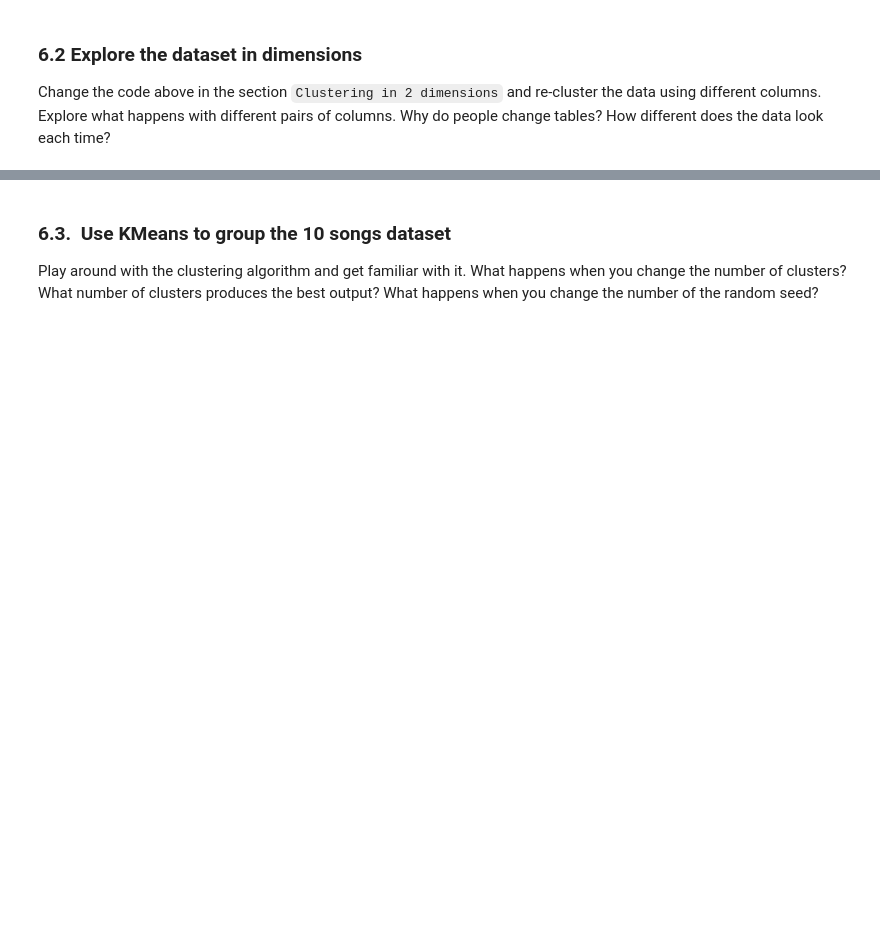
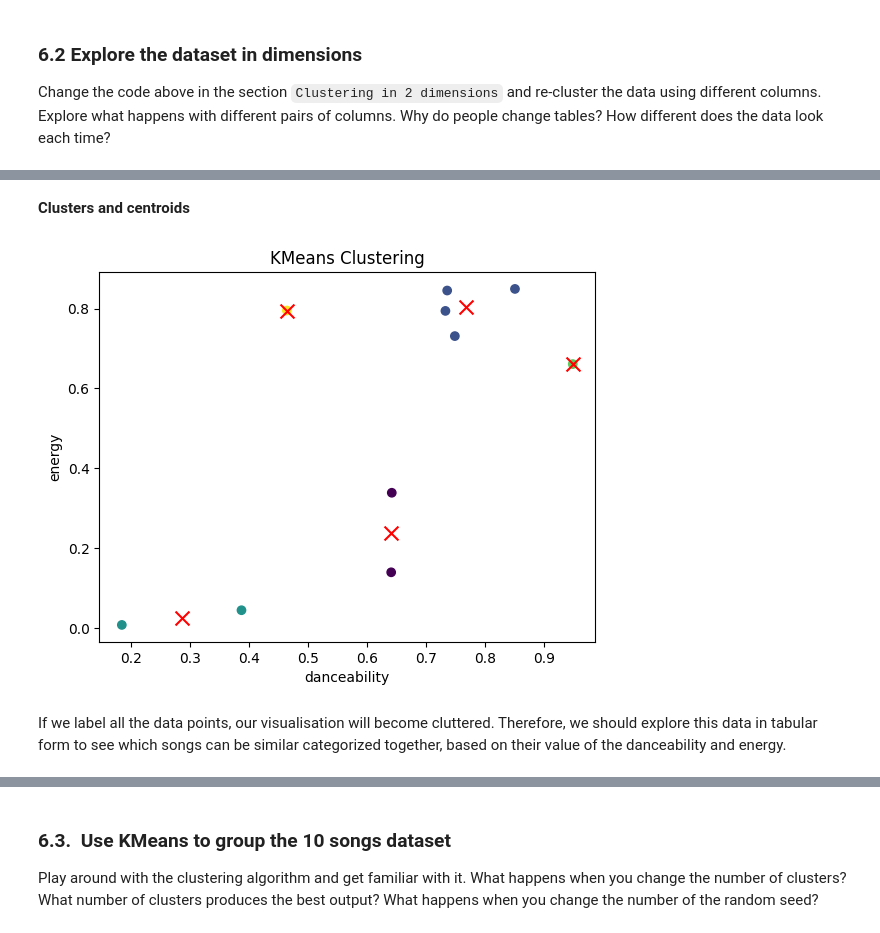
Before and after one commit to PhoenixCC0722/JoinTheGame_Magist, a Jupyter notebook: Chapter6_1_introduction_to_kmeans.ipynb, the cells around one changed output, grey strips where cells are left out. Drawn from its saved outputs; the diff is of its cells as text; code cells hidden in the pictures; blank space fills up the shorter version.

```diff
--- a/Chapter6_1_introduction_to_kmeans.ipynb
+++ b/Chapter6_1_introduction_to_kmeans.ipynb
@@ -278,0 +439,29 @@ Change the code above in the section `Clustering in 2 dimensions` and re-cluster
+# %% [markdown]
+**Clusters and centroids**
+# %%
+# @title Clusters and centroids
+
+# Plot the data points
+plt.scatter(x = two_features_df.iloc[:, 0],
+            y = two_features_df.iloc[:, 1],
+            c = my_2d_kmeans.labels_,
+            cmap = 'viridis')
+
+# Plot the cluster centers
+plt.scatter(x = my_2d_kmeans.cluster_centers_[:, 0],
+            y = my_2d_kmeans.cluster_centers_[:, 1],
+            c = 'red',
+            marker = 'x',
+            s = 100)
+
+# Add labels and title
+plt.title('KMeans Clustering')
+plt.xlabel(two_features_df.columns[0])
+plt.ylabel(two_features_df.columns[1])
+
+# Display the plot
+plt.show()
+# %% [output]
+[figure, added]
+# %% [markdown]
+If we label all the data points, our visualisation will become cluttered. Therefore, we should explore this data in tabular form to see which songs can be similar categorized together, based on their value of the danceability and energy.
```
Also changed, not shown: parts of 30 cells of this notebook.
